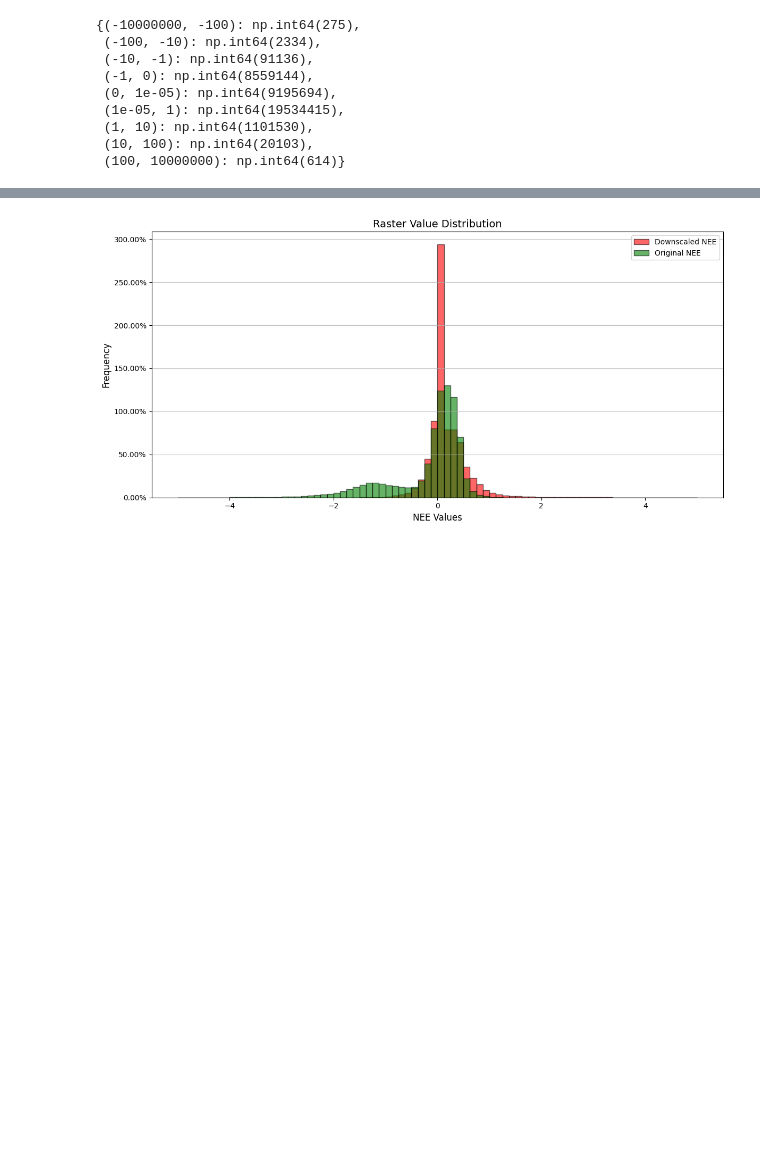
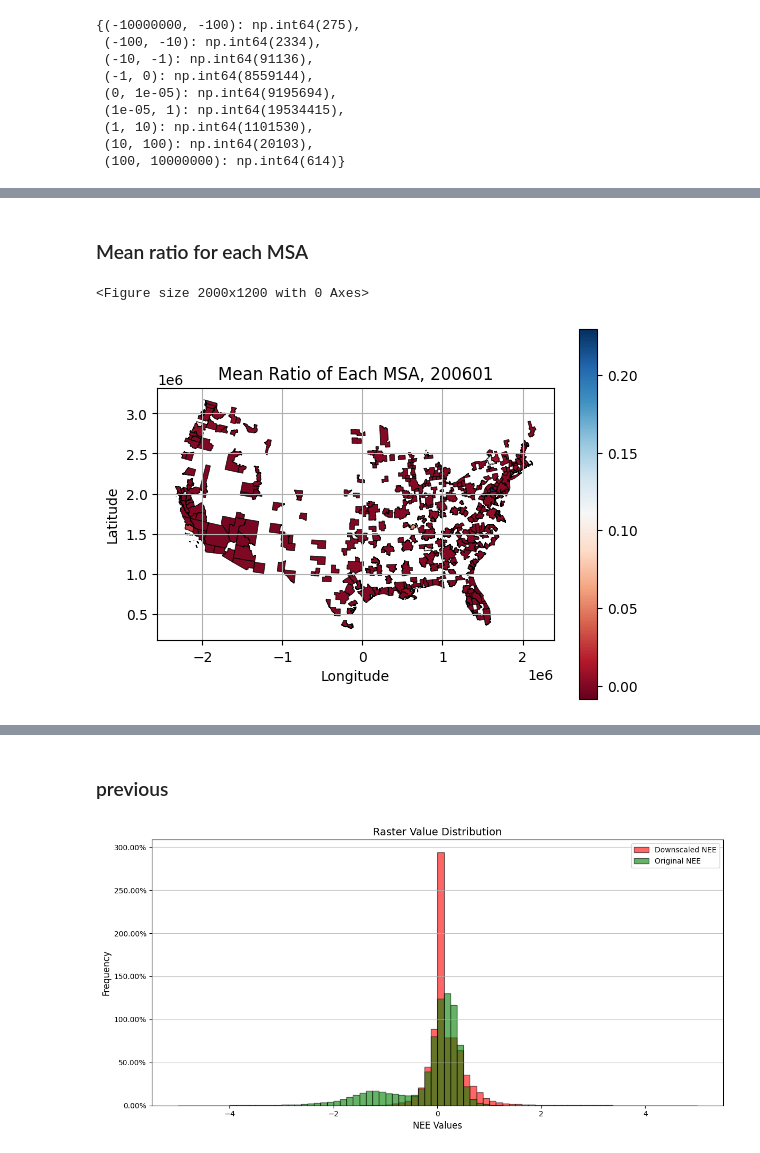
Before and after one commit to qifan-wu/urban_greening_windows, a Jupyter notebook: raster_distribution_check.ipynb, the cells around one changed output, grey strips where cells are left out. Drawn from its saved outputs; the diff is of its cells as text; code cells hidden in the pictures; blank space fills up the shorter version.

```diff
--- a/raster_distribution_check.ipynb
+++ b/raster_distribution_check.ipynb
@@ -88,0 +293,67 @@ plt.show()
+# %% [markdown]
+### Mean ratio for each MSA
+# %%
+import rasterio
+import geopandas as gpd
+import numpy as np
+import matplotlib.pyplot as plt
+from rasterio.mask import mask
+
+year_month = '200601'
+year = year_month[:4]
+month = year_month[4:]
+downscaled_ratio_file = f'../gis/output/downscaleRatio/ratio_us_{year}_{month}.tif'
+original_nee_file_path = f'../gis/NEE/NEE.RS.FP-NONE.MLM-ALL.METEO-NONE.4320_2160.monthly.{year_month[:4]}.nc'
+msa_file = '../gis/msa/msaUS_mland_aea1_M1.shp'
+
+# Load the MSA shapefile
+msa_gdf = gpd.read_file(msa_file)
+
+# Open the raster file
+with rasterio.open(downscaled_ratio_file) as src:
+    ratio = src.read(1)  # Read the first band
+    ratio = np.where(ratio == src.nodata, np.nan, ratio)  # Replace nodata values with NaN
+    raster_meta = src.meta.copy()
+
+# Ensure CRS match between shapefile and raster
+msa_gdf = msa_gdf.to_crs(raster_meta['crs'])
+
+# Function to compute mean for each MSA and store it in the GeoDataFrame
+mean_ratios = []
+
+for index, row in msa_gdf.iterrows():
+    msa_geometry = [row['geometry']]  # Extract geometry
+    with rasterio.open(downscaled_ratio_file) as src:
+        out_image, out_transform = mask(src, msa_geometry, crop=True, nodata=np.nan)
+        out_image = out_image[0]  # Extract the first band
+
+    # Remove NaN values and calculate the mean
+    valid_pixels = out_image[~np.isnan(out_image)]
+    mean_ratio = np.mean(valid_pixels) if valid_pixels.size > 0 else np.nan
+    mean_ratios.append(mean_ratio)
+
+# Add mean ratio values to the GeoDataFrame
+msa_gdf['mean_ratio'] = mean_ratios
+
+# Plot the map with the mean ratios
+plt.figure(figsize=(20, 12))
+msa_gdf.plot(column='mean_ratio', cmap='RdBu', legend=True, edgecolor='black', linewidth=0.5)
+plt.title(f'Mean Ratio of Each MSA, {year_month}')
+plt.xlabel('Longitude')
+plt.ylabel('Latitude')
+plt.grid(True)
+plt.show()
+
+import pandas as pd
+msa_stats_df = pd.DataFrame({
+    'MSA_Name': msa_gdf['NAME'],  # Replace 'NAME' with the actual column for MSA names
+    'Mean_Ratio': msa_gdf['mean_ratio']
+})
+msa_stats_df.describe()
+print(f'MSAswith lowest mean NEE/GPP ratio, {year_month}:')
+print(msa_stats_df.sort_values(by='Mean_Ratio', ascending=True).head(10))
+print(f'MSAswith highest mean NEE/GPP ratio, {year_month}:')
+print(msa_stats_df.sort_values(by='Mean_Ratio', ascending=False).head(10))
+# %% [output]
+<Figure size 2000x1200 with 0 Axes>
+[figure, added]
@@ -89,3 +386,5 @@ plt.show()
+# %% [markdown]
+### previous
 # %%
 
 bins=80
```
Also changed, not shown: parts of 19 cells of this notebook.
